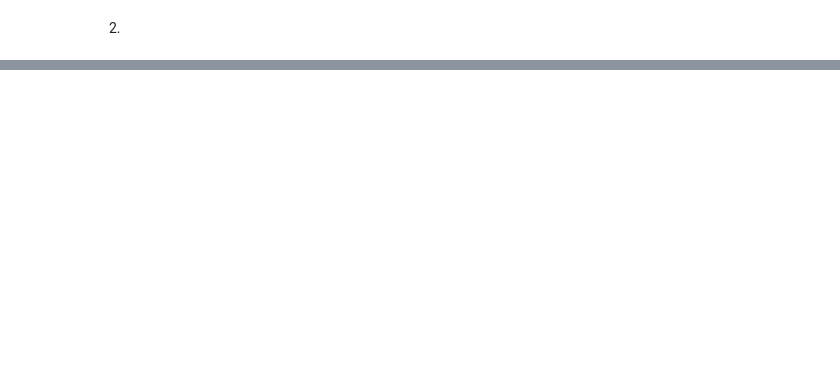
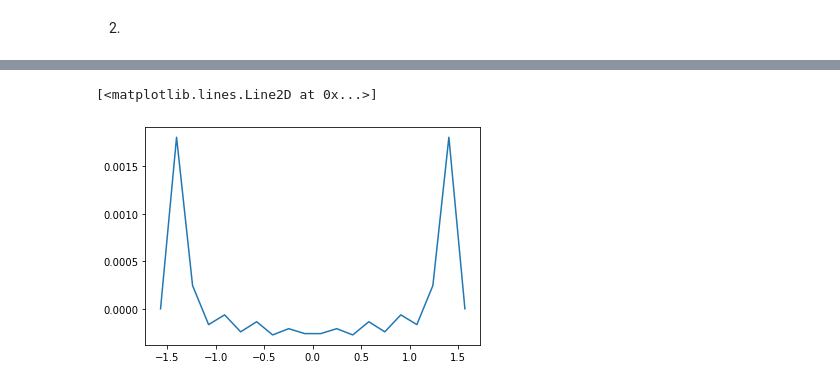
Before and after one commit to PatrickHorlaville/PHYS512, a Jupyter notebook: assignment_1/PS1_notebook.ipynb, the cells around one changed output, grey strips where cells are left out. Cells and saved outputs as stored; diff of their text form; code cells hidden in the pictures; blank space fills up the shorter version.

```diff
--- a/assignment_1/PS1_notebook.ipynb
+++ b/assignment_1/PS1_notebook.ipynb
@@ -71,0 +214,33 @@ for i,j in enumerate(np.array([0,1,4,5,9])):
+# %%
+def cubic_interp(x_interp, x, y):
+
+    if type(x_interp) == type(np.array([])):
+        pass
+    else:
+        x_interp = np.array([x_interp])
+
+    y_interp = np.zeros(len(x_interp))
+
+    for i in range(len(x_interp)):
+        ind = np.max(np.where(x_interp[i] >= x)[0])
+        if ind == 0:
+            x_use = x[0:ind + 3]
+            y_use = y[0:ind + 3]
+        else:
+            x_use = x[ind - 1:ind + 3]
+            y_use = y[ind - 1:ind + 3]
+
+        pars = np.polyfit(x_use, y_use, 3)
+        pred = np.polyval(pars, x_interp[i])
+        y_interp[i] = pred
+
+
+    return y_interp
+# %%
+x_try = np.linspace(-np.pi/2, np.pi/2, 20)
+y_try = cubic_interp(x_try, x_true, y_true)
+# %%
+plt.plot(x_try, y_try - np.cos(x_try))
+# %% [output]
+[<matplotlib.lines.Line2D at 0x...>]
+[figure, added]
```
Also changed, not shown: parts of 43 cells of this notebook, 2 other files.
